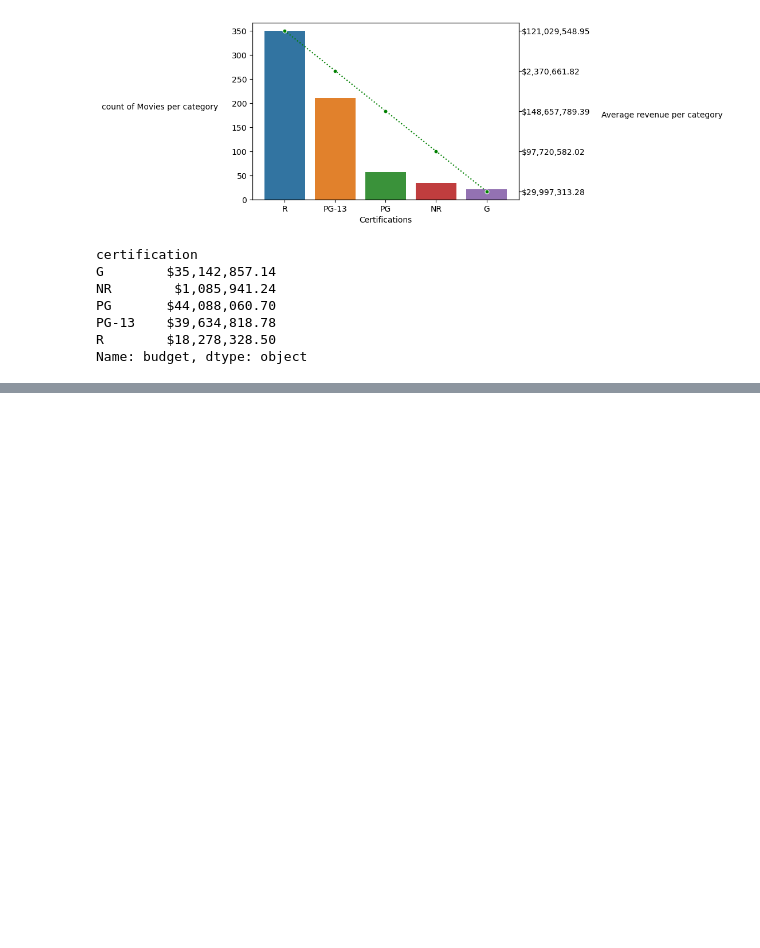
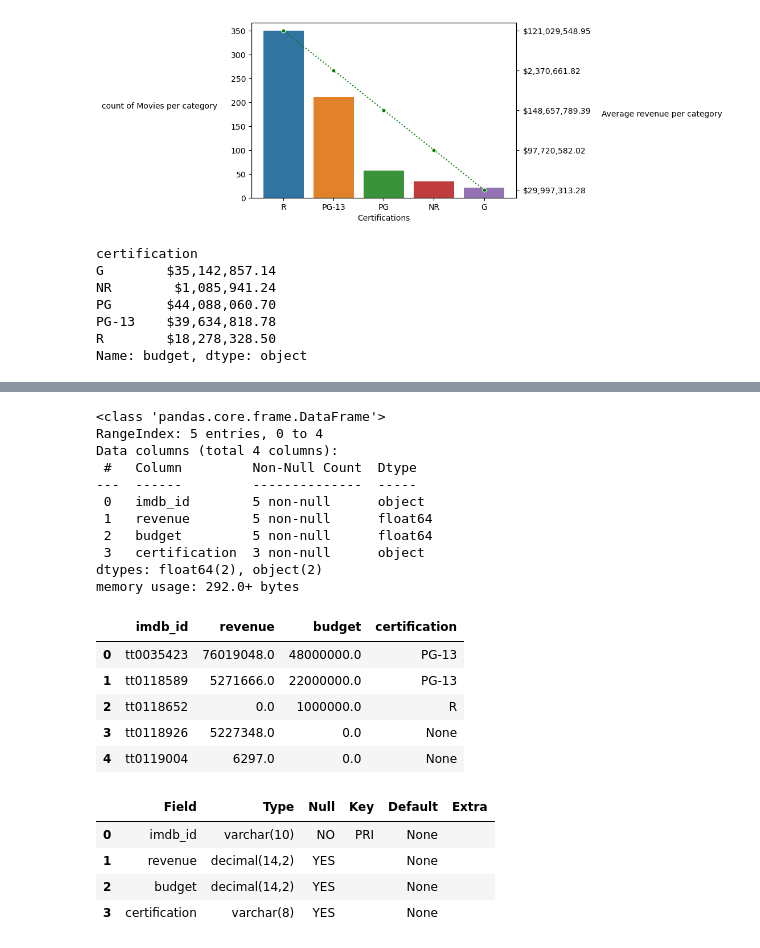
Before and after one commit to Ahmed-Wassel-Angar/movies_project, a Jupyter notebook: Tmdb_EDA.ipynb, the cells around one changed output, grey strips where cells are left out. Cells and saved outputs as stored; diff of their text form; code cells hidden in the pictures; blank space fills up the shorter version.

```diff
--- a/Tmdb_EDA.ipynb
+++ b/Tmdb_EDA.ipynb
@@ -151,0 +213,7 @@ print('-'*30)
+# %%
+# connect to DataBase
+username = "root"
+password = quote_plus(login['password'])
+db_name = "movies"
+connection = f"mysql+pymysql://{username}:{password}@localhost/{db_name}"
+engine = create_engine(connection)
@@ -151,0 +228,3 @@ print('-'*30)
+# %%
+# create a connection to the database with the engine
+conn = engine.connect()
@@ -151,0 +295,30 @@ print('-'*30)
+# %%
+q = """SELECT * FROM tmdb_data LIMIT 5"""
+x = pd.read_sql(text(q), conn)
+x.info()
+display(x.head())
+q = """describe tmdb_data"""
+pd.read_sql(text(q),conn)
+# %% [output]
+<class 'pandas.core.frame.DataFrame'>
+RangeIndex: 5 entries, 0 to 4
+Data columns (total 4 columns):
+ #   Column         Non-Null Count  Dtype
+---  ------         --------------  -----
+ 0   imdb_id        5 non-null      object
+ 1   revenue        5 non-null      float64
+ 2   budget         5 non-null      float64
+ 3   certification  3 non-null      object
+dtypes: float64(2), object(2)
+memory usage: 292.0+ bytes
+|  | imdb_id | revenue | budget | certification |
+| 0 | tt0035423 | 76019048.0 | 48000000.0 | PG-13 |
+| 1 | tt0118589 | 5271666.0 | 22000000.0 | PG-13 |
+| 2 | tt0118652 | 0.0 | 1000000.0 | R |
+| 3 | tt0118926 | 5227348.0 | 0.0 | None |
+| 4 | tt0119004 | 6297.0 | 0.0 | None |
+|  | Field | Type | Null | Key | Default | Extra |
+| 0 | imdb_id | varchar(10) | NO | PRI | None |  |
+| 1 | revenue | decimal(14,2) | YES |  | None |  |
+| 2 | budget | decimal(14,2) | YES |  | None |  |
+| 3 | certification | varchar(8) | YES |  | None |  |
```
Also changed, not shown: parts of 27 cells of this notebook.
